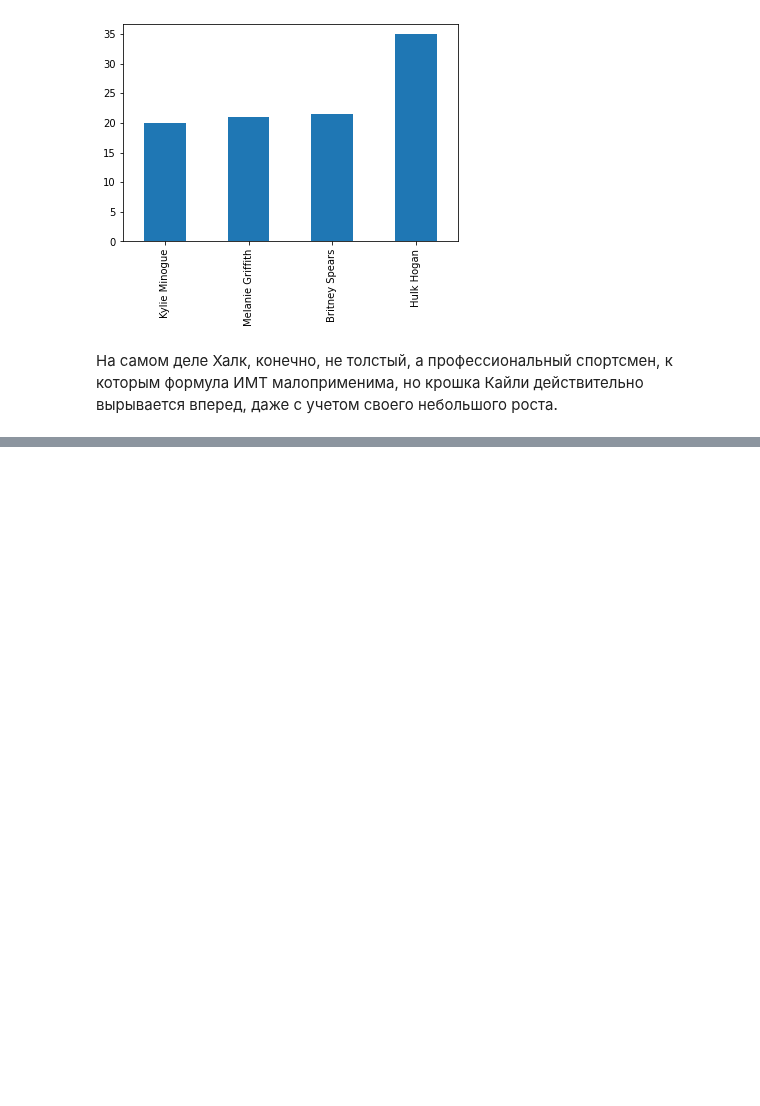
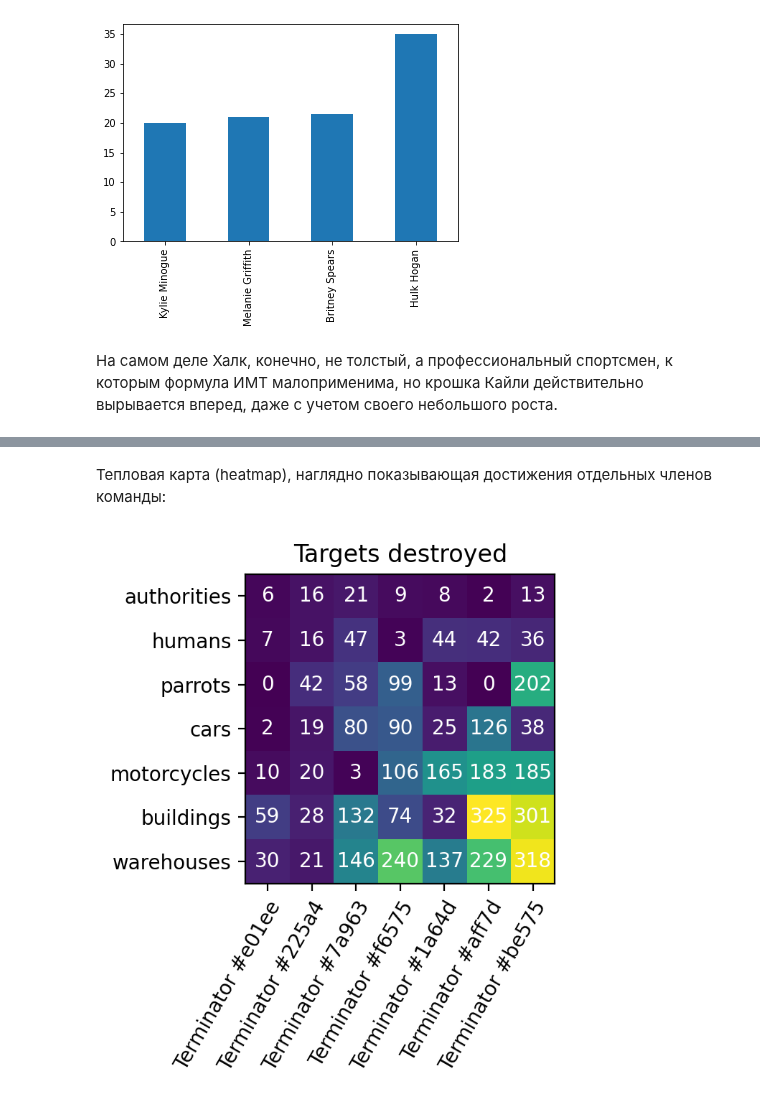
Before and after one commit to amaargiru/pycore, a Jupyter notebook: 02_data_management.ipynb, the cells around one changed output, grey strips where cells are left out. Saved outputs shown, nothing was run; the diff lists cells and outputs as text; code cells hidden in the pictures; blank space fills up the shorter version.

Commit message:
Add matplotlib example

```diff
--- a/02_data_management.ipynb
+++ b/02_data_management.ipynb
@@ -1008,0 +1019,32 @@ bmi         19.909972         21.049818       21.453574   34.945414
+# %% [markdown]
+Тепловая карта (heatmap), наглядно показывающая достижения отдельных членов команды:
+# %%
+from random import randrange
+
+import numpy as np
+import matplotlib.pyplot as plt
+import uuid
+
+targets = ["authorities", "humans", "parrots", "cars", "motorcycles", "buildings", "warehouses"]
+robots = ["Terminator #" + str(uuid.uuid4())[:5] for i in range(7)]
+harvest = np.array([[randrange(i * j) for i in range(10, 80, 10)] for j in range(1, 8)])
+
+fig, ax = plt.subplots()
+im = ax.imshow(harvest)
+
+ax.set_xticks(np.arange(len(robots)), labels=robots)
+ax.set_yticks(np.arange(len(targets)), labels=targets)
+plt.setp(ax.get_xticklabels(), rotation=60, ha="right", rotation_mode="anchor")
+
+for i in range(len(targets)):
+    for j in range(len(robots)):
+        text = ax.text(j, i, harvest[i, j], ha="center", va="center", color="w")
+
+ax.set_title("Targets destroyed")
+fig.tight_layout()
+
+plt.rcParams['figure.figsize'] = [4, 4]
+plt.rcParams['figure.dpi'] = 200
+plt.show()
+# %% [output]
+[figure, added]
```
Also changed, not shown: parts of 2 cells of this notebook, 3 other files.
